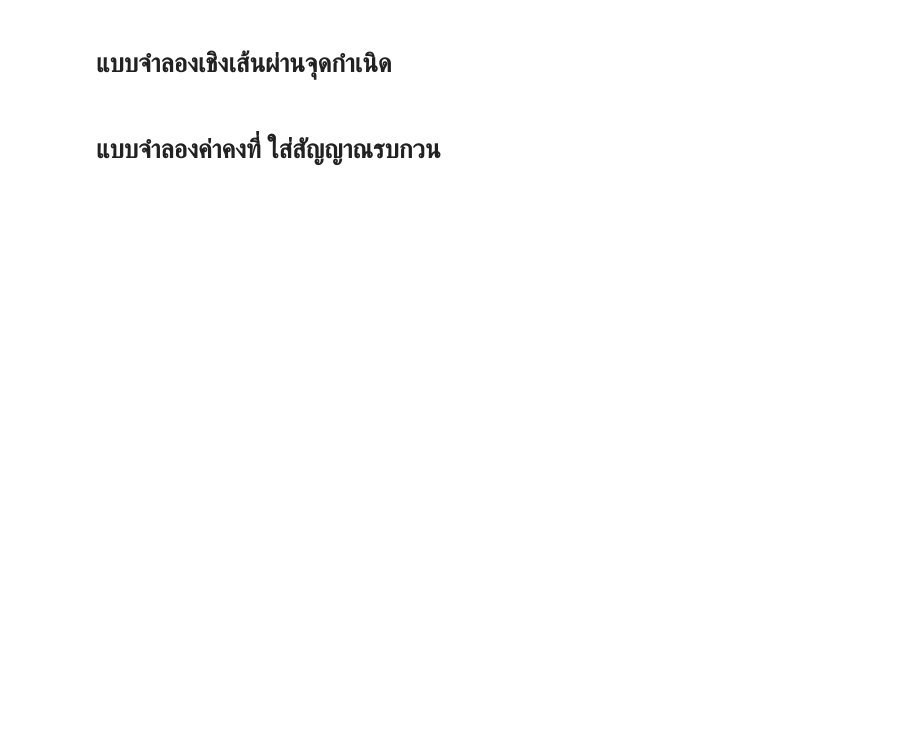
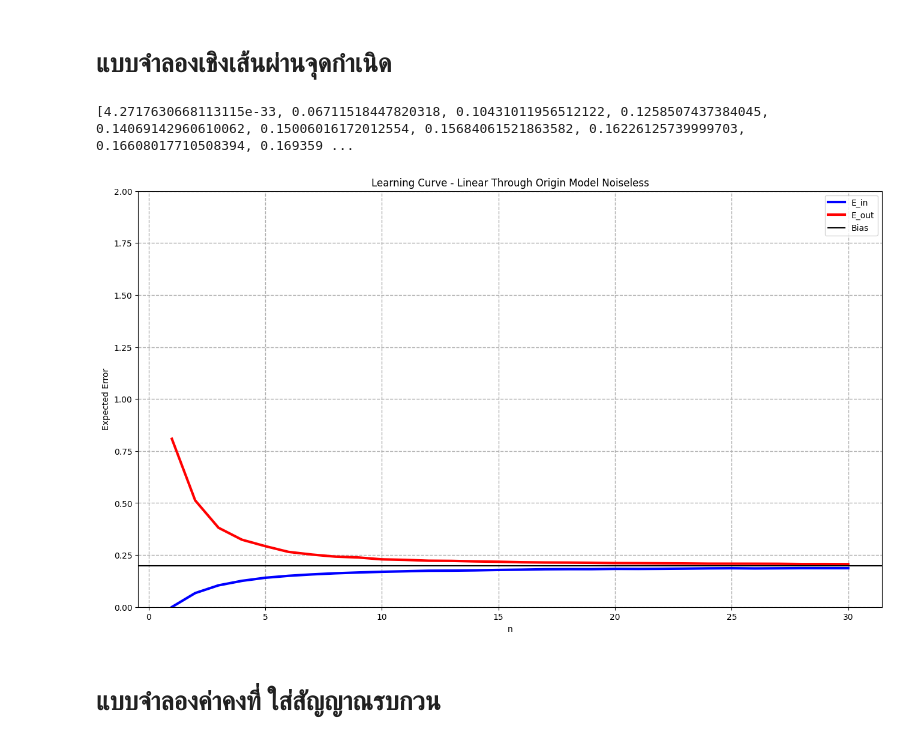
Before and after one commit to JedsadaSrijunpoe/Machine-Learning, a Jupyter notebook: Generalization_simulation.ipynb, the cells around one changed output. Cells and saved outputs as stored; diff of their text form; code cells hidden in the pictures; blank space fills up the shorter version.

```diff
--- a/Generalization_simulation.ipynb
+++ b/Generalization_simulation.ipynb
@@ -465,7 +619,7 @@ print(E_in_linear_no_noise)
 model_count = 5000
 E_in_linear_origin_no_noise = []
 E_out_linear_origin_no_noise = []
-for n in range(1,21):
+for n in range(1,31):
     slope_sample = []
     intercept_sample = []
     x_positions = []
@@ -478,28 +632,31 @@ for n in range(1,21):
         y_positions.append(y_sample)
     slope_avg = float(np.average(slope_sample))
     intercept_avg = float(np.average(intercept_sample))
-    var = var_linear_model(slope_sample, intercept_sample, slope_avg, intercept_avg)
+    var = np.average(var_linear_model(slope_sample, intercept_sample, slope_avg, intercept_avg)[0])
     bias = bias_linear_model_sin(slope_avg, intercept_avg)
     E_out_linear_origin_no_noise.append(var+bias)
     E_in_linear_origin_no_noise.append(E_in(slope_sample,intercept_sample,x_positions,y_positions))
 # %%
-n = list(range(1,21))
-plt.figure(figsize=(10,6))
+n = list(range(1,31))
+plt.figure(figsize=(16,9))
 plt.ylim(0,2)
 plt.grid(linestyle='--', linewidth=1)
 
 plt.title("Learning Curve - Linear Through Origin Model Noiseless")
 plt.xlabel("n")
 plt.ylabel("Expected Error")
 
 plt.plot(n, E_in_linear_origin_no_noise, '-', color='b', linewidth=3, label='E_in')
 plt.plot(n, E_out_linear_origin_no_noise, '-', color='r', linewidth=3, label='E_out')
 
-E_avg = (E_in_linear_origin_no_noise[-1]+E_out_linear_origin_no_noise[-1])/2
-plt.axhline(y = E_avg, color = 'k', linestyle = '-')
+# E_avg = (E_in_linear_origin_no_noise[-1]+E_out_linear_origin_no_noise[-1])/2
+plt.axhline(y = bias, color = 'k', linestyle = '-', label='Bias')
 
 plt.legend()
 
 print(E_in_linear_origin_no_noise)
+# %% [output]
+[4.2717630668113115e-33, 0.06711518447820318, 0.10431011956512122, 0.1258507437384045, 0.14069142960610062, 0.15006016172012554, 0.15684061521863582, 0.16226125739999703, 0.16608017710508394, 0.169359 ...
+[figure, added]
 # %% [markdown]
 # แบบจำลองค่าคงที่ ใส่สัญญาณรบกวน
```
Also changed, not shown: parts of 43 cells of this notebook.
